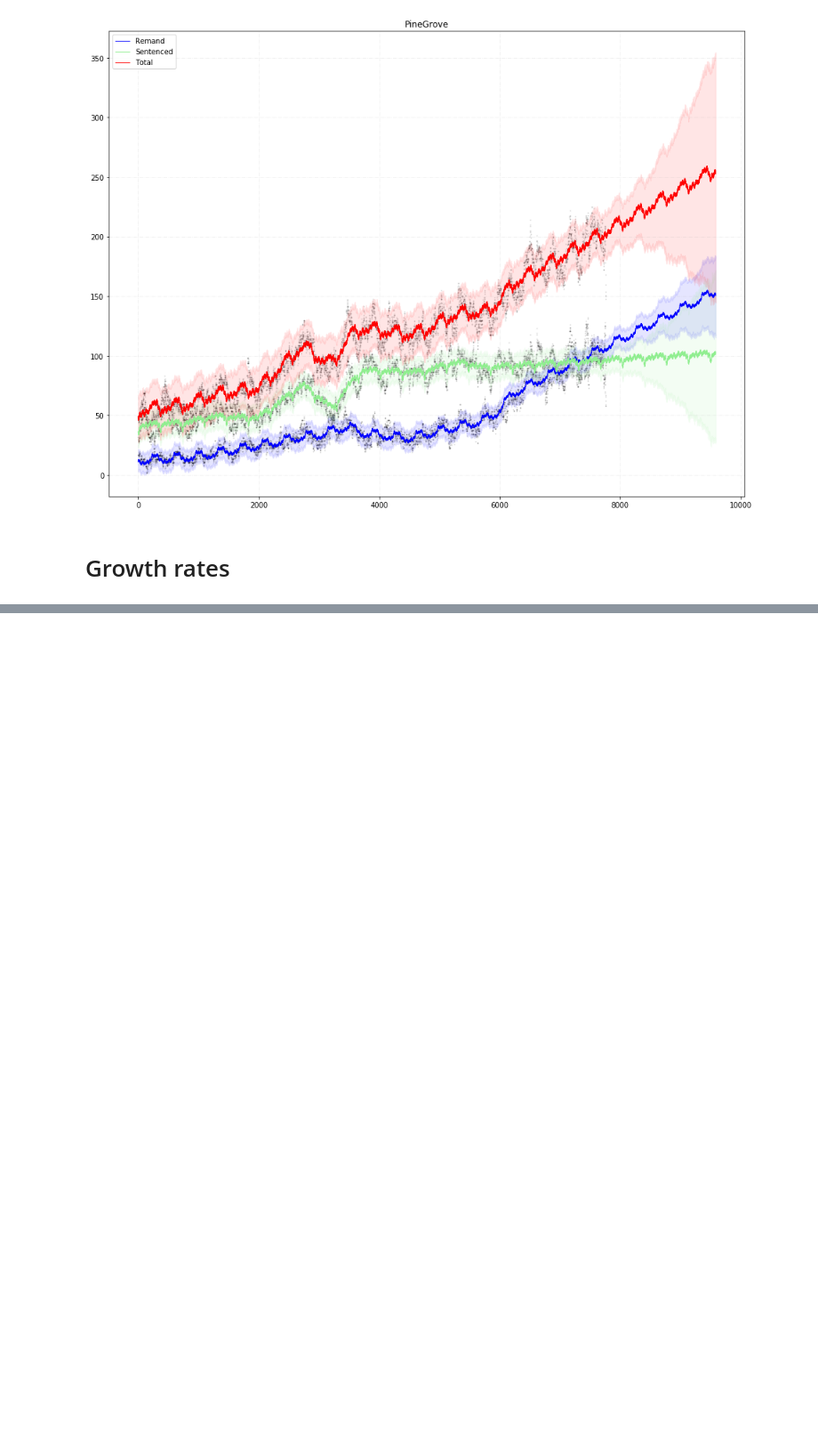
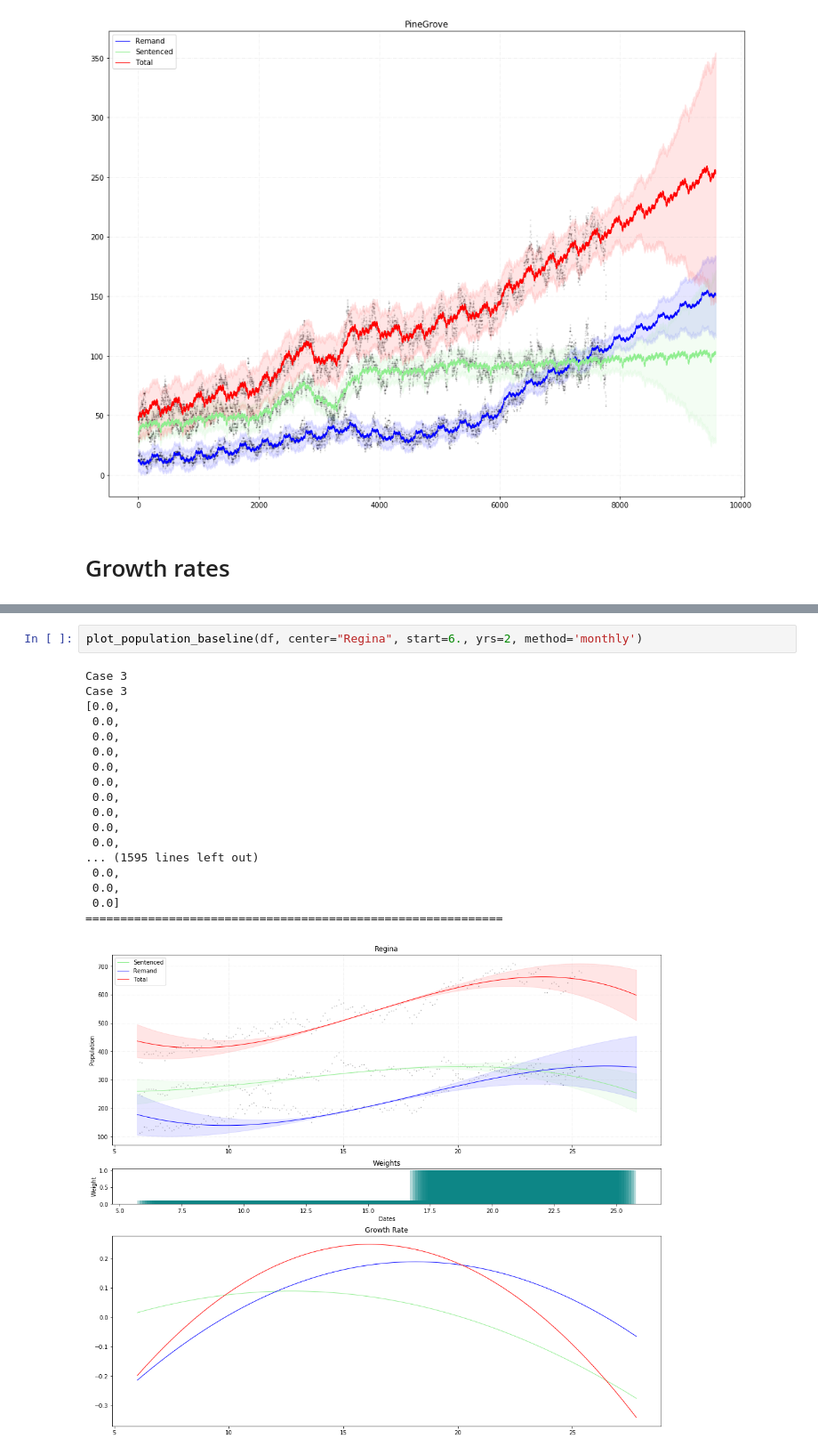
Before and after one commit to mghasemi/nonlinear-regression, a Jupyter notebook: RemSen.ipynb, the cells around one changed output, grey strips where cells are left out. Shown at 89% size. Drawn from its saved outputs; the diff is of its cells as text; blank space fills up the shorter version.

```diff
--- a/RemSen.ipynb
+++ b/RemSen.ipynb
@@ -405,3 +410,24 @@ for cntr in centers:
+# %%
+plot_population_baseline(df, center="Regina", start=6., yrs=2, method='monthly')
+# %% [output]
+Case 3
+Case 3
+[0.0,
+ 0.0,
+ 0.0,
+ 0.0,
+ 0.0,
+ 0.0,
+ 0.0,
+ 0.0,
+ 0.0,
+ 0.0,
+... (1595 lines left out)
+ 0.0,
+ 0.0,
+ 0.0]
+============================================================
+[figure, added]
 # %%
 for cntr in centers:
     plot_population_baseline(df, center=cntr, start=0., yrs=2, method='monthly')
```
Also changed, not shown: parts of 5 cells of this notebook, 3 other files.
